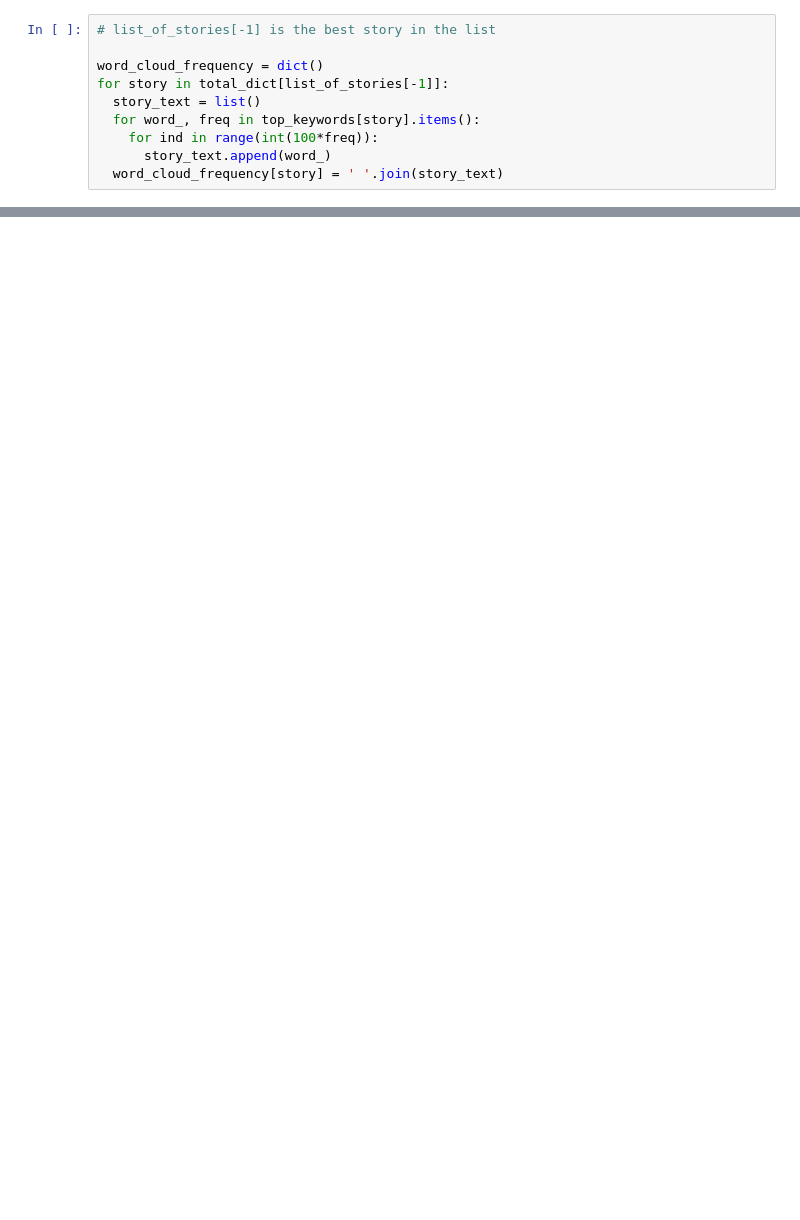
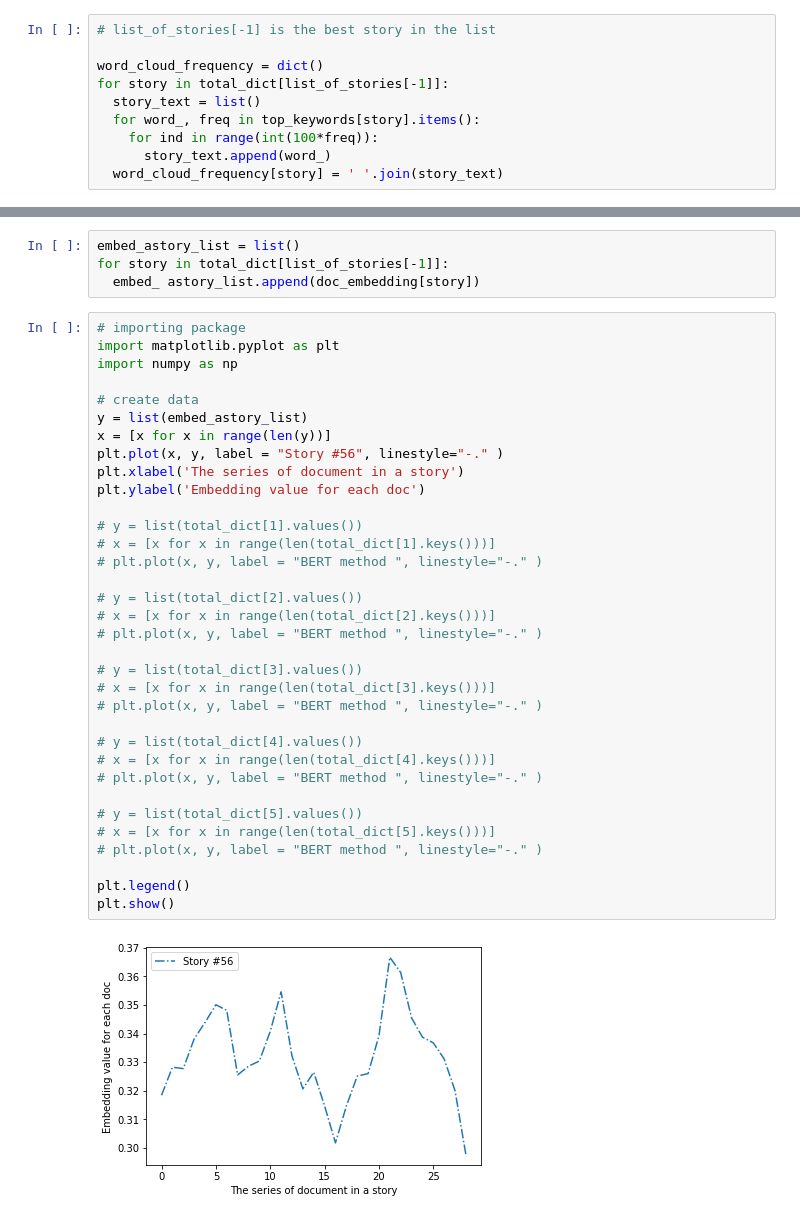
Before and after one commit to AlirezaPNouri/Storytelling, a Jupyter notebook: TF_IDF_Keyword_extractor.ipynb, the cells around one changed output, grey strips where cells are left out. Drawn from its saved outputs; the diff is of its cells as text; blank space fills up the shorter version.

```diff
--- a/TF_IDF_Keyword_extractor.ipynb
+++ b/TF_IDF_Keyword_extractor.ipynb
@@ -241,0 +256,40 @@ for story in total_dict[list_of_stories[-1]]:
+# %%
+embed_astory_list = list()
+for story in total_dict[list_of_stories[-1]]:
+  embed_ astory_list.append(doc_embedding[story])
+# %%
+# importing package
+import matplotlib.pyplot as plt
+import numpy as np
+
+# create data
+y = list(embed_astory_list)
+x = [x for x in range(len(y))]
+plt.plot(x, y, label = "Story #56", linestyle="-." )
+plt.xlabel('The series of document in a story')
+plt.ylabel('Embedding value for each doc')
+
+# y = list(total_dict[1].values())
+# x = [x for x in range(len(total_dict[1].keys()))]
+# plt.plot(x, y, label = "BERT method ", linestyle="-." )
+
+# y = list(total_dict[2].values())
+# x = [x for x in range(len(total_dict[2].keys()))]
+# plt.plot(x, y, label = "BERT method ", linestyle="-." )
+
+# y = list(total_dict[3].values())
+# x = [x for x in range(len(total_dict[3].keys()))]
+# plt.plot(x, y, label = "BERT method ", linestyle="-." )
+
+# y = list(total_dict[4].values())
+# x = [x for x in range(len(total_dict[4].keys()))]
+# plt.plot(x, y, label = "BERT method ", linestyle="-." )
+
+# y = list(total_dict[5].values())
+# x = [x for x in range(len(total_dict[5].keys()))]
+# plt.plot(x, y, label = "BERT method ", linestyle="-." )
+
+plt.legend()
+plt.show()
+# %% [output]
+[figure, added]
```
Also changed, not shown: parts of 4 cells of this notebook.
